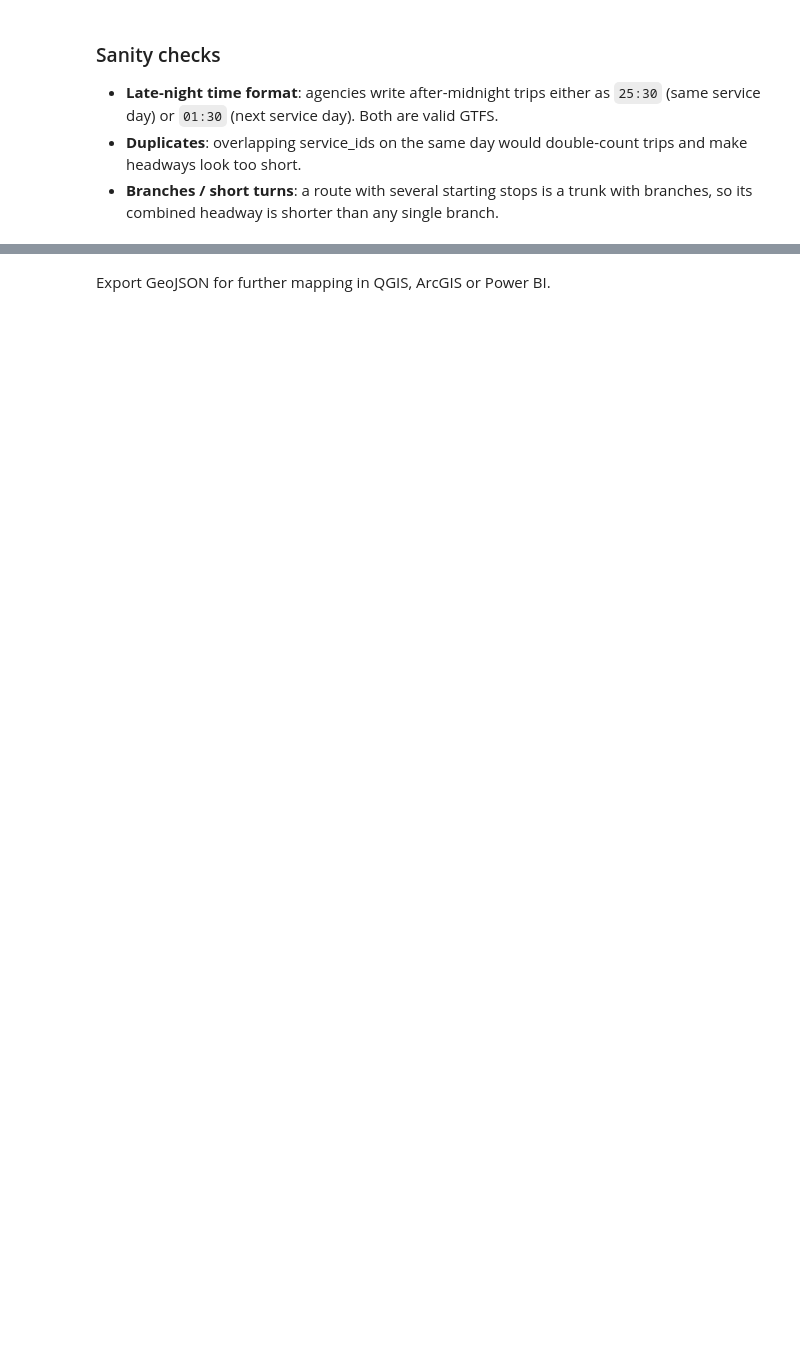
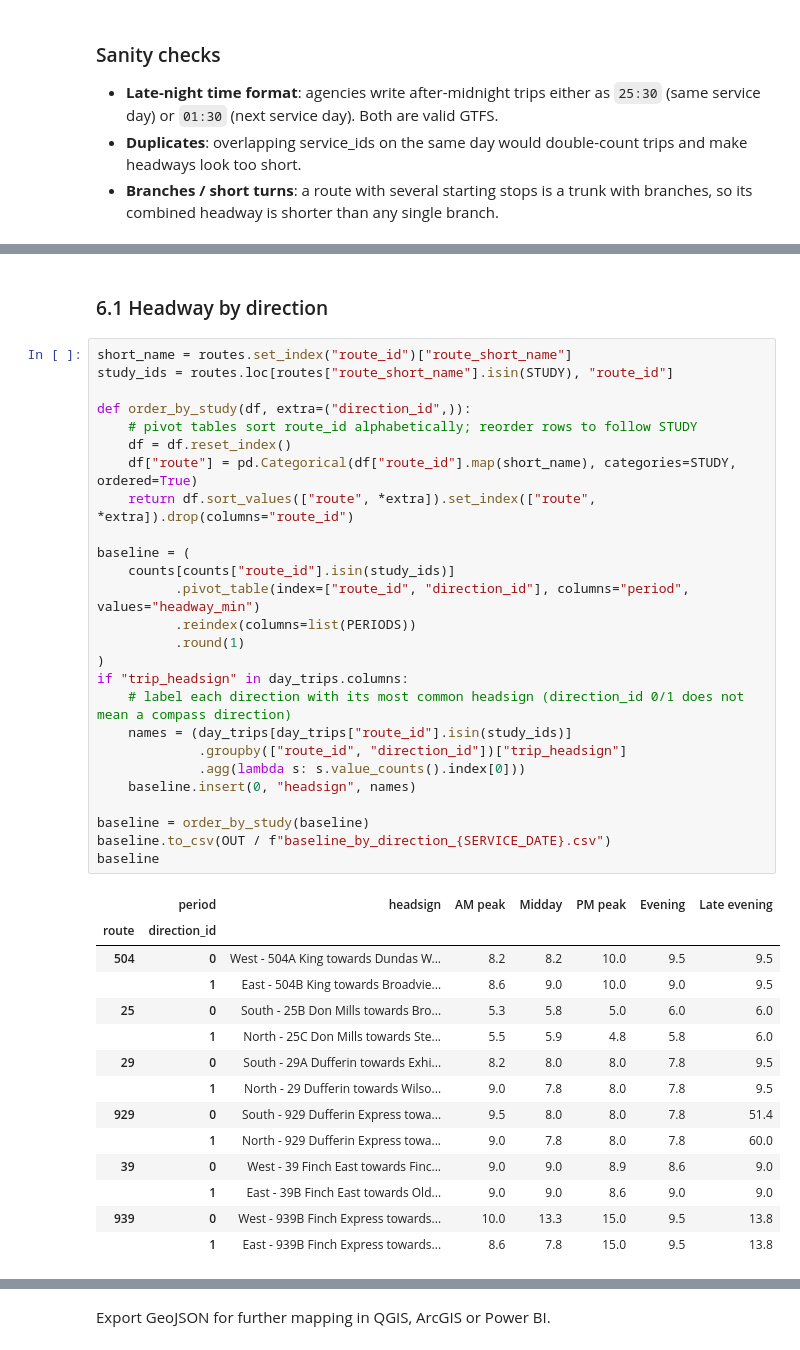
Before and after one commit to catyingyingcoco/ttc-bus-reliability, a Jupyter notebook: notebooks/03_schedule_analysis_en.ipynb, the cells around one changed output, grey strips where cells are left out. Saved outputs shown, nothing was run; the diff lists cells and outputs as text; blank space fills up the shorter version.

```diff
--- a/notebooks/03_schedule_analysis_en.ipynb
+++ b/notebooks/03_schedule_analysis_en.ipynb
@@ -176,0 +260,43 @@ plt.show()
+# %% [markdown]
+### 6.1 Headway by direction
+# %%
+short_name = routes.set_index("route_id")["route_short_name"]
+study_ids = routes.loc[routes["route_short_name"].isin(STUDY), "route_id"]
+
+def order_by_study(df, extra=("direction_id",)):
+    # pivot tables sort route_id alphabetically; reorder rows to follow STUDY
+    df = df.reset_index()
+    df["route"] = pd.Categorical(df["route_id"].map(short_name), categories=STUDY, ordered=True)
+    return df.sort_values(["route", *extra]).set_index(["route", *extra]).drop(columns="route_id")
+
+baseline = (
+    counts[counts["route_id"].isin(study_ids)]
+          .pivot_table(index=["route_id", "direction_id"], columns="period", values="headway_min")
+          .reindex(columns=list(PERIODS))
+          .round(1)
+)
+if "trip_headsign" in day_trips.columns:
+    # label each direction with its most common headsign (direction_id 0/1 does not mean a compass direction)
+    names = (day_trips[day_trips["route_id"].isin(study_ids)]
+             .groupby(["route_id", "direction_id"])["trip_headsign"]
+             .agg(lambda s: s.value_counts().index[0]))
+    baseline.insert(0, "headsign", names)
+
+baseline = order_by_study(baseline)
+baseline.to_csv(OUT / f"baseline_by_direction_{SERVICE_DATE}.csv")
+baseline
+# %% [output]
+|  | period | headsign | AM peak | Midday | PM peak | Evening | Late evening |
+| route | direction_id |  |  |  |  |  |  |
+| 504 | 0 | West - 504A King towards Dundas W... | 8.2 | 8.2 | 10.0 | 9.5 | 9.5 |
+|  | 1 | East - 504B King towards Broadvie... | 8.6 | 9.0 | 10.0 | 9.0 | 9.5 |
+| 25 | 0 | South - 25B Don Mills towards Bro... | 5.3 | 5.8 | 5.0 | 6.0 | 6.0 |
+|  | 1 | North - 25C Don Mills towards Ste... | 5.5 | 5.9 | 4.8 | 5.8 | 6.0 |
+| 29 | 0 | South - 29A Dufferin towards Exhi... | 8.2 | 8.0 | 8.0 | 7.8 | 9.5 |
+|  | 1 | North - 29 Dufferin towards Wilso... | 9.0 | 7.8 | 8.0 | 7.8 | 9.5 |
+| 929 | 0 | South - 929 Dufferin Express towa... | 9.5 | 8.0 | 8.0 | 7.8 | 51.4 |
+|  | 1 | North - 929 Dufferin Express towa... | 9.0 | 7.8 | 8.0 | 7.8 | 60.0 |
+| 39 | 0 | West - 39 Finch East towards Finc... | 9.0 | 9.0 | 8.9 | 8.6 | 9.0 |
+|  | 1 | East - 39B Finch East towards Old... | 9.0 | 9.0 | 8.6 | 9.0 | 9.0 |
+| 939 | 0 | West - 939B Finch Express towards... | 10.0 | 13.3 | 15.0 | 9.5 | 13.8 |
+|  | 1 | East - 939B Finch Express towards... | 8.6 | 7.8 | 15.0 | 9.5 | 13.8 |
```
Also changed, not shown: parts of 31 cells of this notebook, 5 other files.
